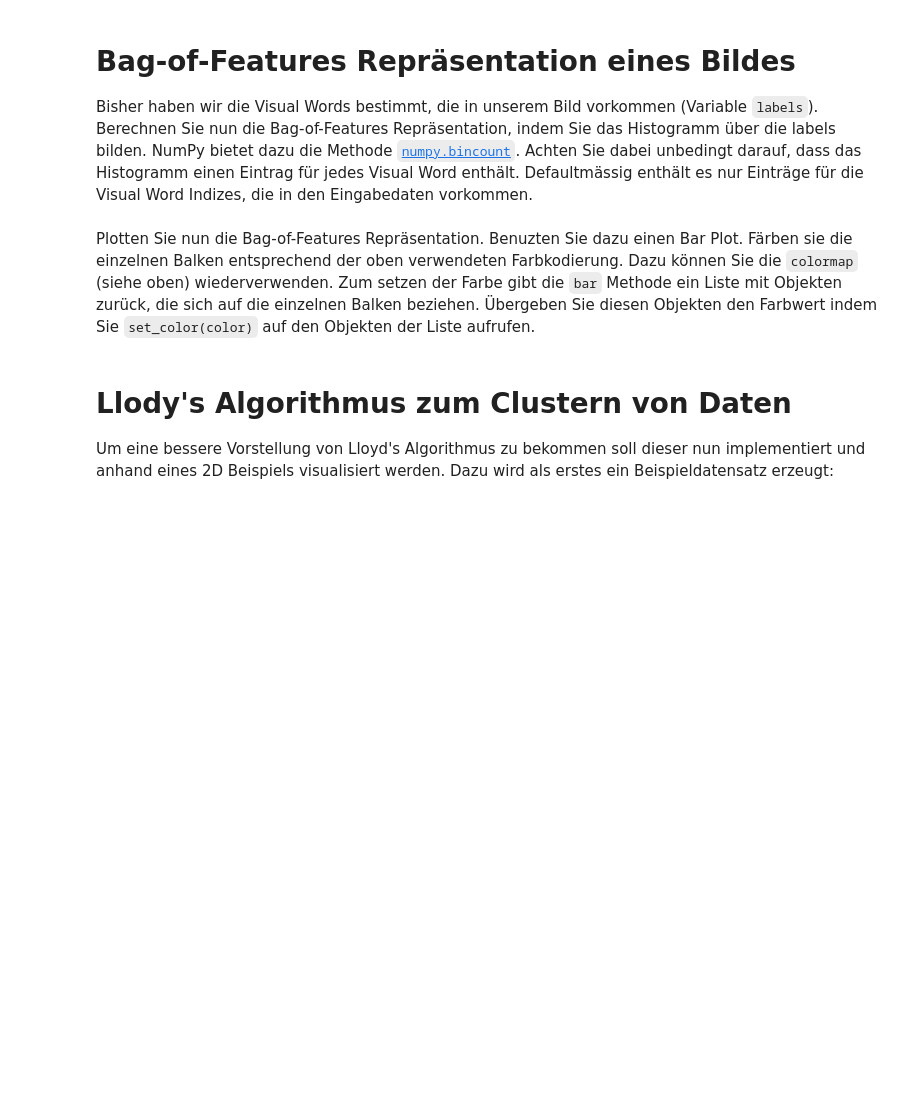
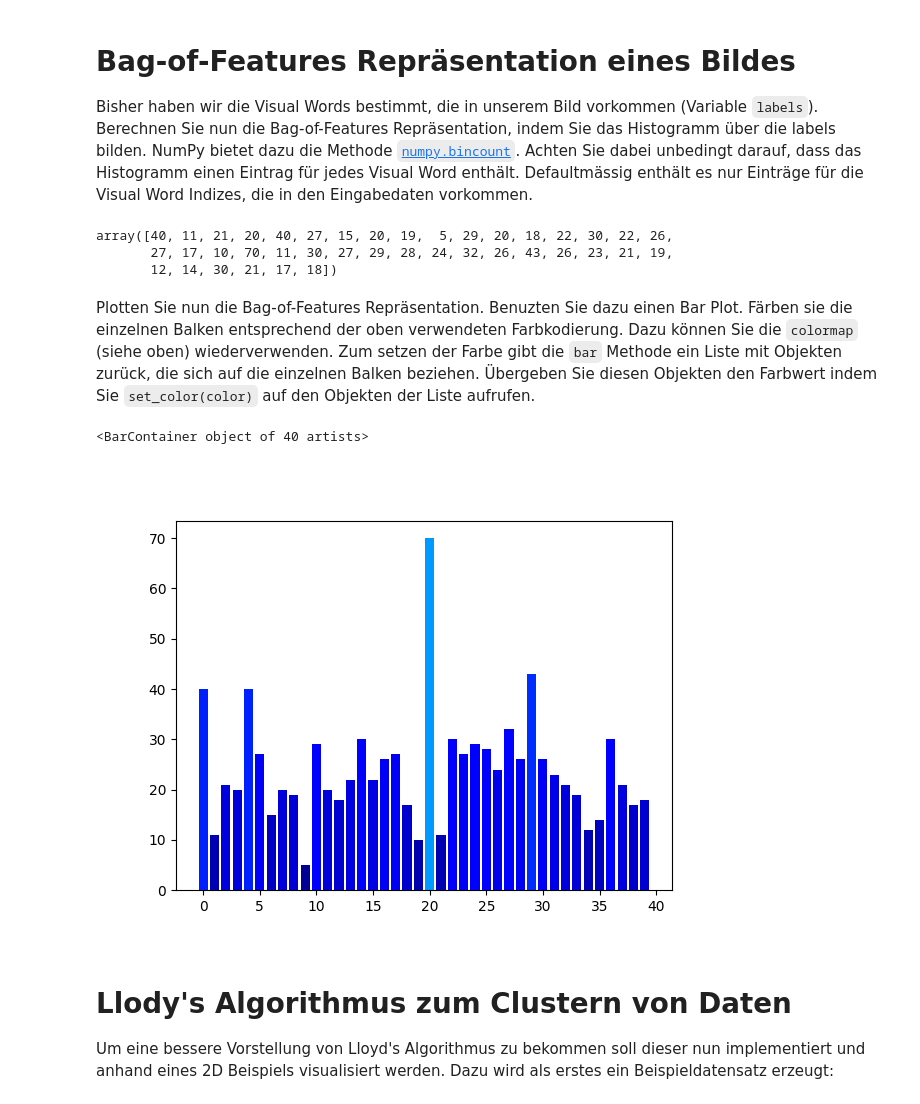
Before and after one commit to magdyamr542/fachprojekt, a Jupyter notebook: aufgabe5/aufgabe05.ipynb, the cells around one changed output. Drawn from its saved outputs; the diff is of its cells as text; code cells hidden in the pictures; blank space fills up the shorter version.

```diff
--- a/aufgabe5/aufgabe05.ipynb
+++ b/aufgabe5/aufgabe05.ipynb
@@ -226,8 +262,22 @@ Varieren Sie die Größe des Visual Vocabulary sowie die Größe der Deskriptore
 # %% [markdown]
 # Bag-of-Features Repräsentation eines Bildes
 Bisher haben wir die Visual Words bestimmt, die in unserem Bild vorkommen (Variable `labels`). Berechnen Sie nun die Bag-of-Features Repräsentation, indem Sie das Histogramm über die labels bilden. NumPy bietet dazu die Methode [`numpy.bincount`](http://docs.scipy.org/doc/numpy/reference/generated/numpy.bincount.html). Achten Sie dabei unbedingt darauf, dass das Histogramm einen Eintrag für jedes Visual Word enthält. Defaultmässig enthält es nur Einträge für die Visual Word Indizes, die in den Eingabedaten vorkommen.
+# %%
+bin_count = np.bincount(labels,minlength = n_centroids)
+bin_count
+# %% [output]
+array([40, 11, 21, 20, 40, 27, 15, 20, 19,  5, 29, 20, 18, 22, 30, 22, 26,
+       27, 17, 10, 70, 11, 30, 27, 29, 28, 24, 32, 26, 43, 26, 23, 21, 19,
+       12, 14, 30, 21, 17, 18])
 # %% [markdown]
 Plotten Sie nun die Bag-of-Features Repräsentation. Benuzten Sie dazu einen Bar Plot. Färben sie die einzelnen Balken entsprechend der oben verwendeten Farbkodierung. Dazu können Sie die `colormap` (siehe oben) wiederverwenden. Zum setzen der Farbe gibt die `bar` Methode ein Liste mit Objekten zurück, die sich auf die einzelnen Balken beziehen. Übergeben Sie diesen Objekten den Farbwert indem Sie `set_color(color)` auf den Objekten der Liste aufrufen.
+# %%
+fig = plt.figure()
+ax = fig.add_subplot(111)
+ax.bar(list(range(n_centroids)) , bin_count , color = [colormap(bin) for bin in bin_count])
+# %% [output]
+<BarContainer object of 40 artists>
+[figure, added]
 # %% [markdown]
 # Llody's Algorithmus zum Clustern von Daten
 
```
Also changed, not shown: parts of 8 cells of this notebook.
